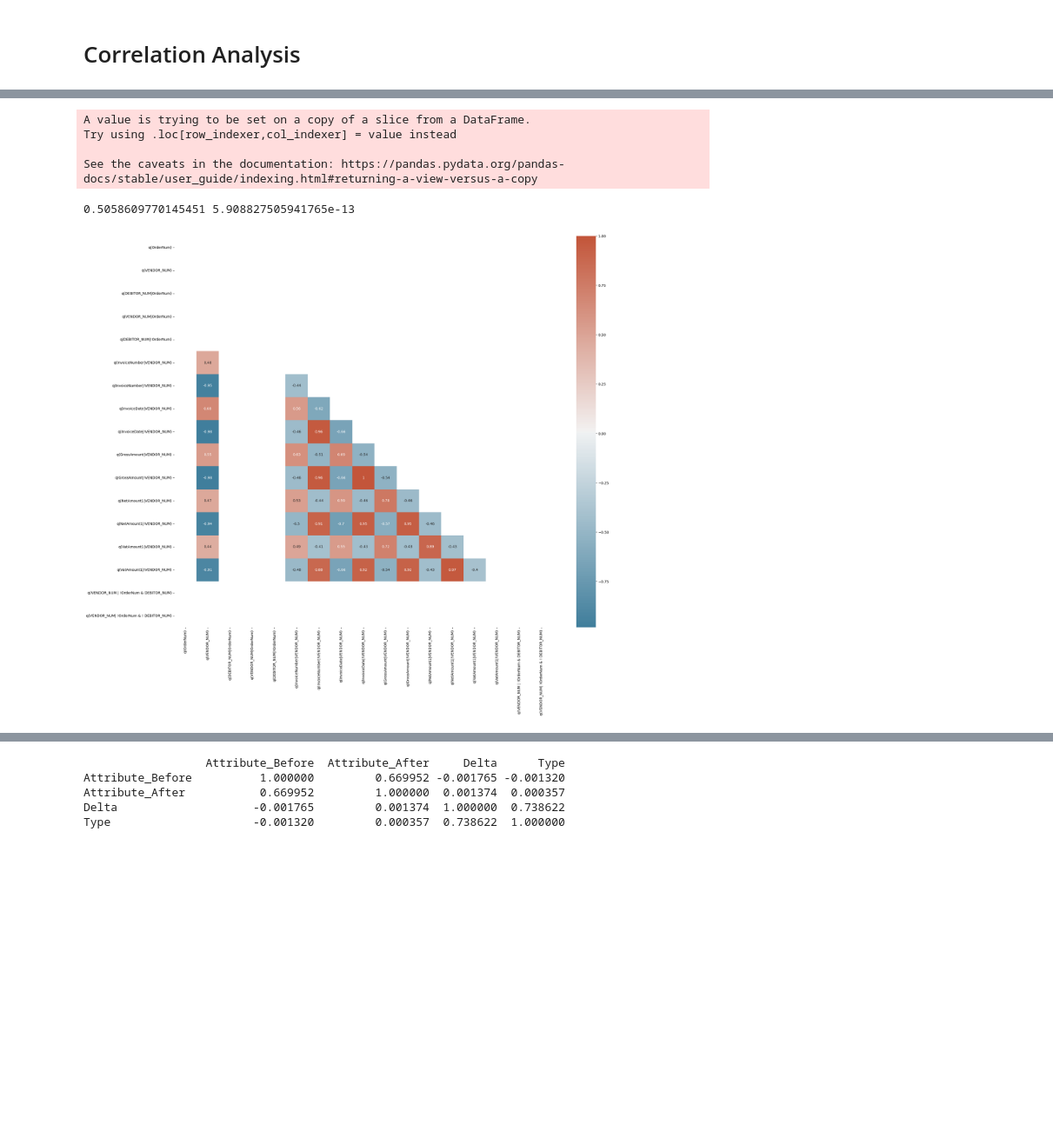
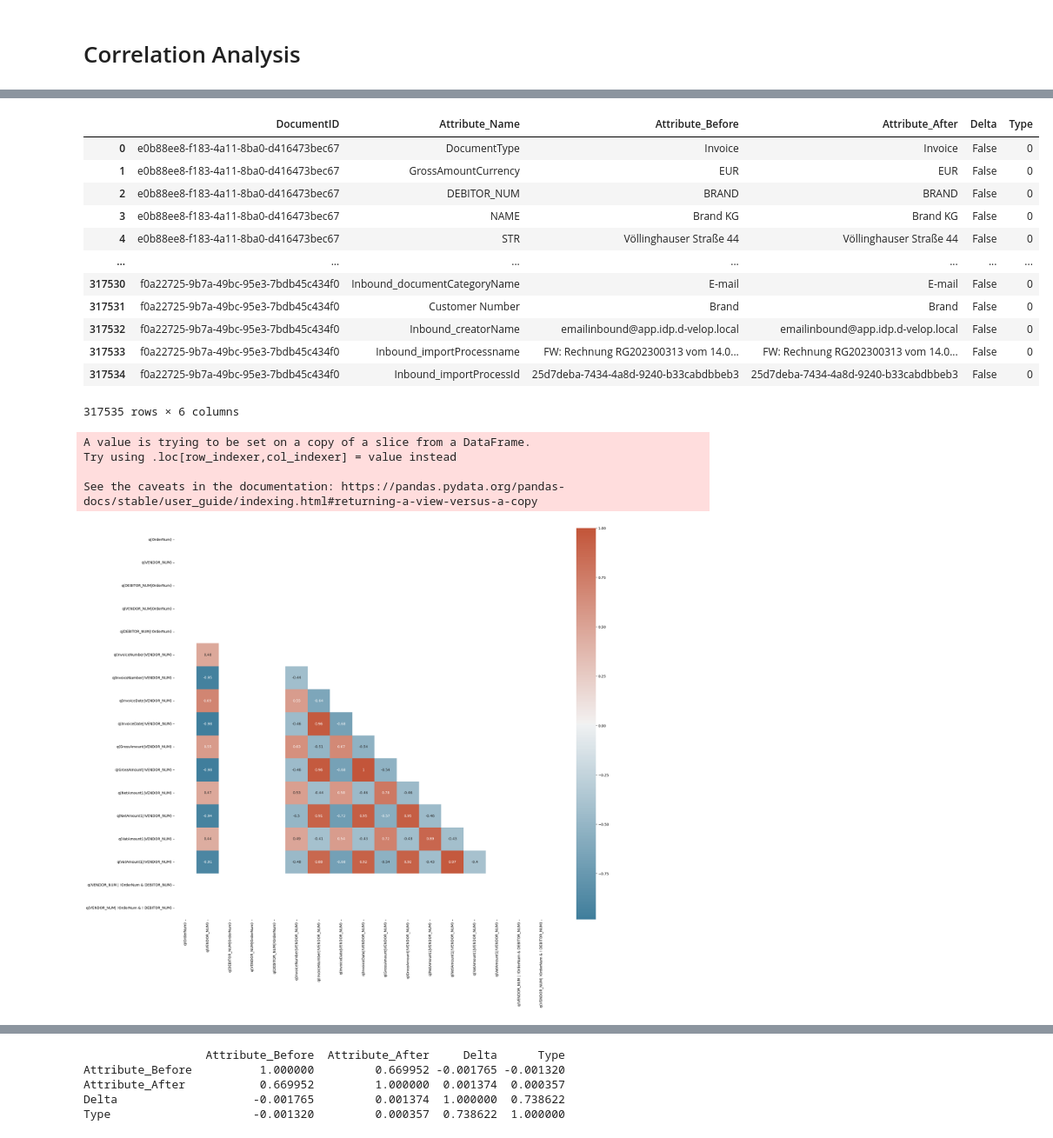
Before and after one commit to FusionShareeza/Masterarbeit, a Jupyter notebook: sqlconnector.ipynb, the cells around one changed output, grey strips where cells are left out. Shown at 87% size. Drawn from its saved outputs; the diff is of its cells as text; code cells hidden in the pictures; blank space fills up the shorter version.

```diff
--- a/sqlconnector.ipynb
+++ b/sqlconnector.ipynb
@@ -173,7 +173,7 @@ check_if_entry_is_there("2023-07-13 11:32:50",  "ValueLieferant", 0.9123)
 # %% [markdown]
 # Connect to Database and get Data
 # %%
-tenant = '00010a'
+tenant = '0009a5'
 # %%
 def connect_to_db(connection_string,
                     database,
@@ -1537,6 +1555,10 @@ result = pd.concat(dc_all_results_df_vendor_complete["MFW"], axis=0)
 result.fillna(0, inplace=True)
 inf_indices = np.isinf(result)
 result = result[~inf_indices]
+result2 = pd.concat(dc_sorted_df_vendor_complete["MFW"], axis=0)
+result2.fillna(0, inplace=True)
+# inf_indices = np.isinf(result2)
+# result2 = result2[~inf_indices]
 # %%
 tenant = '0009a5'
 startdate = "'2023-03-01 09:44:23.030'"
@@ -1551,34 +1573,53 @@ df_table_cclogattributes.to_csv('./data/cclogattributes_T_'+tenant+'_reduced.csv
 # %%
 import scipy.stats
 abc = df_table_cclogattributes.drop(['LogTime'], axis=1)
+abc.fillna(0, inplace=True)
+# inf_indices = np.isinf(abc)
+# abc = abc[~inf_indices]
+abc.replace([np.inf, -np.inf], np.nan, inplace=True)
+abc.dropna(axis=0, how="all", inplace=True)
 
+display(abc)
 
 selected_values = ['DocumentType','DEBITOR_NUM','NAME','STR','ZIP','CITY','COUNTRY','VENDOR_NUM','VENDOR_NAME','VENDOR_STR','VENDOR_CITY','VENDOR_ZIP_CODE','VENDOR_IBAN','VENDOR_VAT_REGISTRATION_ID','InvoiceNumber','InvoiceDate','PerformanceDate','BookingDate','GrossAmountCurrency','GrossAmount','NetAmount1','VatRate1','VatAmount1','NetAmount2','VatRate2','VatAmount2','AdditionalCosts','ImpersonalAccount','CostCenter']
-subset = abc[abc['Attribute_Name'].isin(selected_values)]
+#get_data_values2(abc)
+subset = result2[result2['Attribute_Name'].isin(selected_values)]
 subset['Attribute_Name'] = pd.Categorical(subset['Attribute_Name'], categories=selected_values, ordered=True)
 grouped2 = subset.pivot_table(index='DocumentID', columns='Attribute_Name', values='Delta')
 
 correlation_matrix = result.corr(method='kendall')
 
-spasodfi, asfdsadf = scipy.stats.spearmanr(result['q(VENDOR_NUM)'], result['q(NetAmount1|VENDOR_NUM)'])
-print(spasodfi, asfdsadf)
+# spasodfi, asfdsadf = scipy.stats.spearmanr(result['q(VENDOR_NUM)'], result['q(NetAmount1|VENDOR_NUM)'])
+# print(spasodfi, asfdsadf)
 f, ax = plt.subplots(figsize=(24, 20))
 
 mask = np.triu(np.ones_like(correlation_matrix, dtype=bool))
 
 
 cmap = sns.diverging_palette(230, 20, as_cmap=True)
 
 
-a = sns.heatmap(correlation_matrix, annot=True, mask = mask, cmap=cmap)
+ax = sns.heatmap(correlation_matrix, annot=True, mask = mask, cmap=cmap)
 
-a.figure.savefig("data/correlation/dvelop.png")
+ax.figure.savefig("data/correlation/dvelop.png")
 # %% [output]
+|  | DocumentID | Attribute_Name | Attribute_Before | Attribute_After | Delta | Type |
+| 0 | e0b88ee8-f183-4a11-8ba0-d416473bec67 | DocumentType | Invoice | Invoice | False | 0 |
+| 1 | e0b88ee8-f183-4a11-8ba0-d416473bec67 | GrossAmountCurrency | EUR | EUR | False | 0 |
+| 2 | e0b88ee8-f183-4a11-8ba0-d416473bec67 | DEBITOR_NUM | BRAND | BRAND | False | 0 |
+| 3 | e0b88ee8-f183-4a11-8ba0-d416473bec67 | NAME | Brand KG | Brand KG | False | 0 |
+| 4 | e0b88ee8-f183-4a11-8ba0-d416473bec67 | STR | Völlinghauser Straße 44 | Völlinghauser Straße 44 | False | 0 |
+| ... | ... | ... | ... | ... | ... | ... |
+| 317530 | f0a22725-9b7a-49bc-95e3-7bdb45c434f0 | Inbound_documentCategoryName | E-mail | E-mail | False | 0 |
+| 317531 | f0a22725-9b7a-49bc-95e3-7bdb45c434f0 | Customer Number | Brand | Brand | False | 0 |
+| 317532 | f0a22725-9b7a-49bc-95e3-7bdb45c434f0 | Inbound_creatorName | emailinbound@app.idp.d-velop.local | emailinbound@app.idp.d-velop.local | False | 0 |
+| 317533 | f0a22725-9b7a-49bc-95e3-7bdb45c434f0 | Inbound_importProcessname | FW: Rechnung RG202300313 vom 14.0... | FW: Rechnung RG202300313 vom 14.0... | False | 0 |
+| 317534 | f0a22725-9b7a-49bc-95e3-7bdb45c434f0 | Inbound_importProcessId | 25d7deba-7434-4a8d-9240-b33cabdbbeb3 | 25d7deba-7434-4a8d-9240-b33cabdbbeb3 | False | 0 |
-A value is trying to be set on a copy of a slice from a DataFrame.
-Try using .loc[row_indexer,col_indexer] = value instead
-
-See the caveats in the documentation: https://pandas.pydata.org/pandas-docs/stable/user_guide/indexing.html#returning-a-view-versus-a-copy
+317535 rows × 6 columns
-0.5058609770145451 5.908827505941765e-13
+A value is trying to be set on a copy of a slice from a DataFrame.
+Try using .loc[row_indexer,col_indexer] = value instead
+
+See the caveats in the documentation: https://pandas.pydata.org/pandas-docs/stable/user_guide/indexing.html#returning-a-view-versus-a-copy
 [figure]
 # %%
 
```
Also changed, not shown: parts of 3 cells of this notebook.
